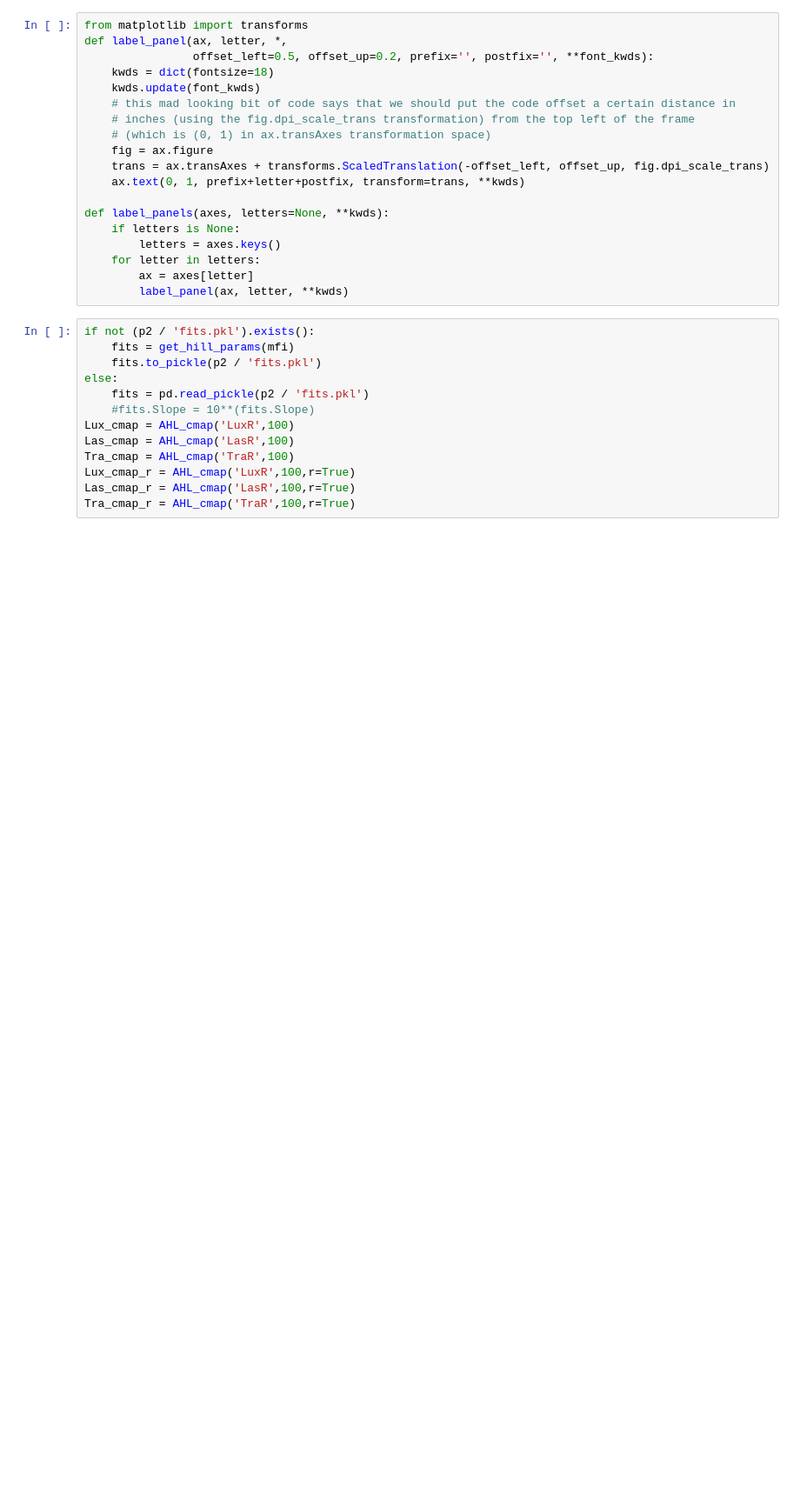
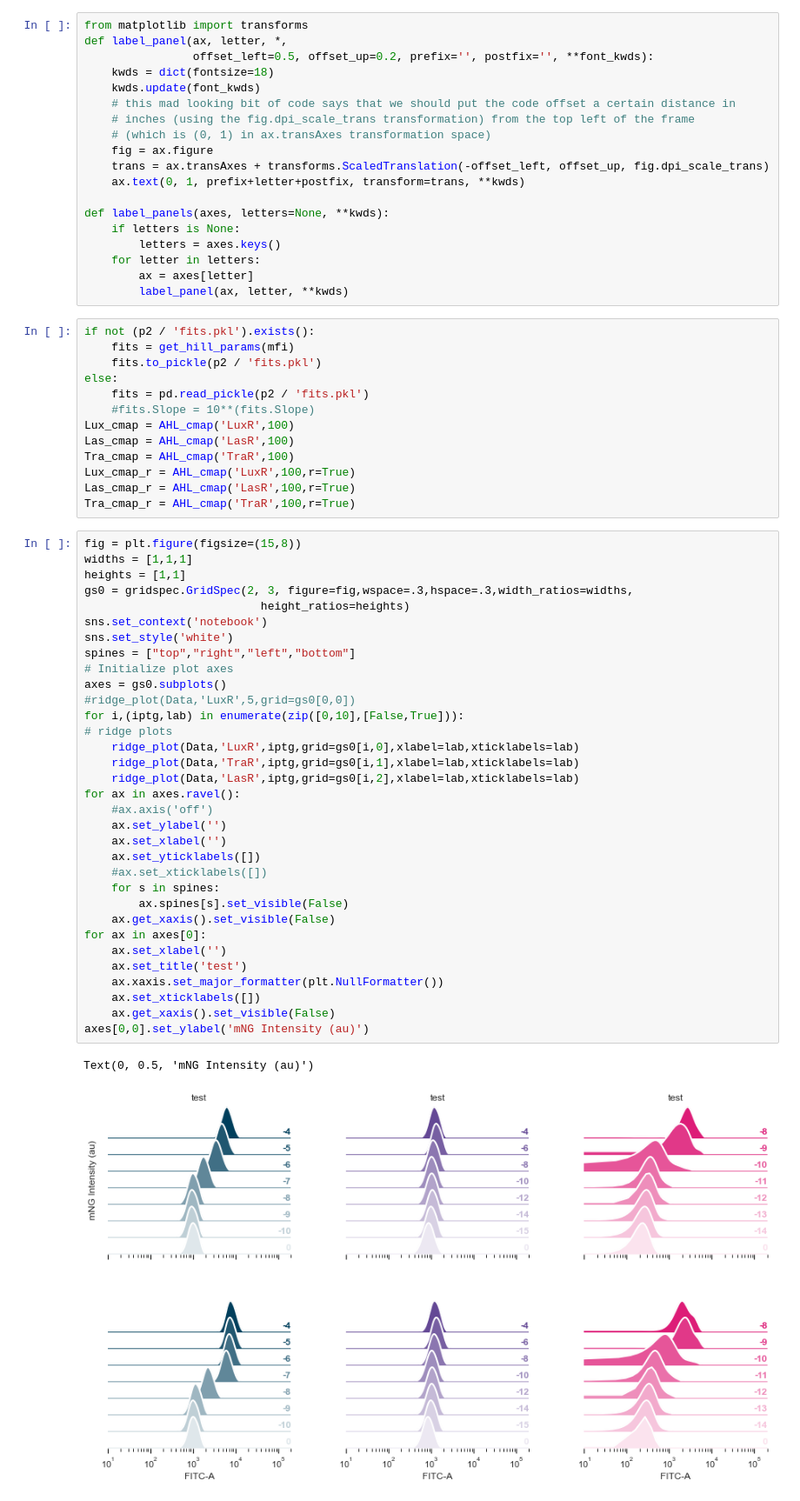
Before and after one commit to Jsakkos/cyano-sync, a Jupyter notebook: notebooks/Characterization.ipynb, the cells around one changed output. Shown at 87% size. Saved outputs shown, nothing was run; the diff lists cells and outputs as text; blank space fills up the shorter version.

```diff
--- a/notebooks/Characterization.ipynb
+++ b/notebooks/Characterization.ipynb
@@ -337,4 +436,40 @@ Tra_cmap = AHL_cmap('TraR',100)
 Lux_cmap_r = AHL_cmap('LuxR',100,r=True)
 Las_cmap_r = AHL_cmap('LasR',100,r=True)
 Tra_cmap_r = AHL_cmap('TraR',100,r=True)
+# %%
+fig = plt.figure(figsize=(15,8))
+widths = [1,1,1]
+heights = [1,1]
+gs0 = gridspec.GridSpec(2, 3, figure=fig,wspace=.3,hspace=.3,width_ratios=widths,
+                          height_ratios=heights)
+sns.set_context('notebook')
+sns.set_style('white')
+spines = ["top","right","left","bottom"]
+# Initialize plot axes
+axes = gs0.subplots()
+#ridge_plot(Data,'LuxR',5,grid=gs0[0,0])
+for i,(iptg,lab) in enumerate(zip([0,10],[False,True])):
+# ridge plots
+    ridge_plot(Data,'LuxR',iptg,grid=gs0[i,0],xlabel=lab,xticklabels=lab)
+    ridge_plot(Data,'TraR',iptg,grid=gs0[i,1],xlabel=lab,xticklabels=lab)
+    ridge_plot(Data,'LasR',iptg,grid=gs0[i,2],xlabel=lab,xticklabels=lab)
+for ax in axes.ravel():
+    #ax.axis('off')
+    ax.set_ylabel('')
+    ax.set_xlabel('')
+    ax.set_yticklabels([])
+    #ax.set_xticklabels([])
+    for s in spines:
+        ax.spines[s].set_visible(False)
+    ax.get_xaxis().set_visible(False)
+for ax in axes[0]:
+    ax.set_xlabel('')
+    ax.set_title('test')
+    ax.xaxis.set_major_formatter(plt.NullFormatter())
+    ax.set_xticklabels([])
+    ax.get_xaxis().set_visible(False)
+axes[0,0].set_ylabel('mNG Intensity (au)')
+# %% [output]
+Text(0, 0.5, 'mNG Intensity (au)')
+[figure, added]
 # %%
```
Also changed, not shown: parts of 13 cells of this notebook, 27 other files.
